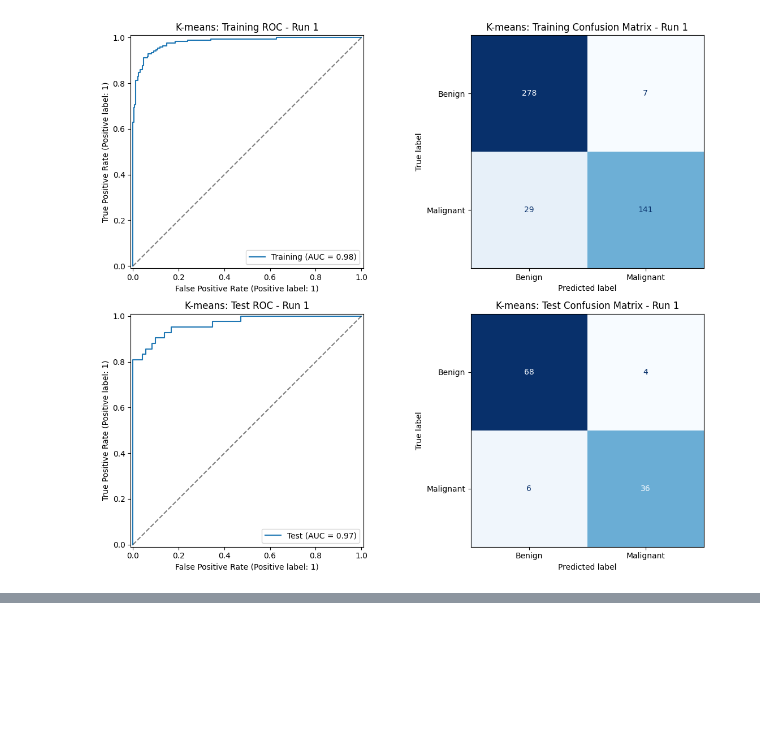
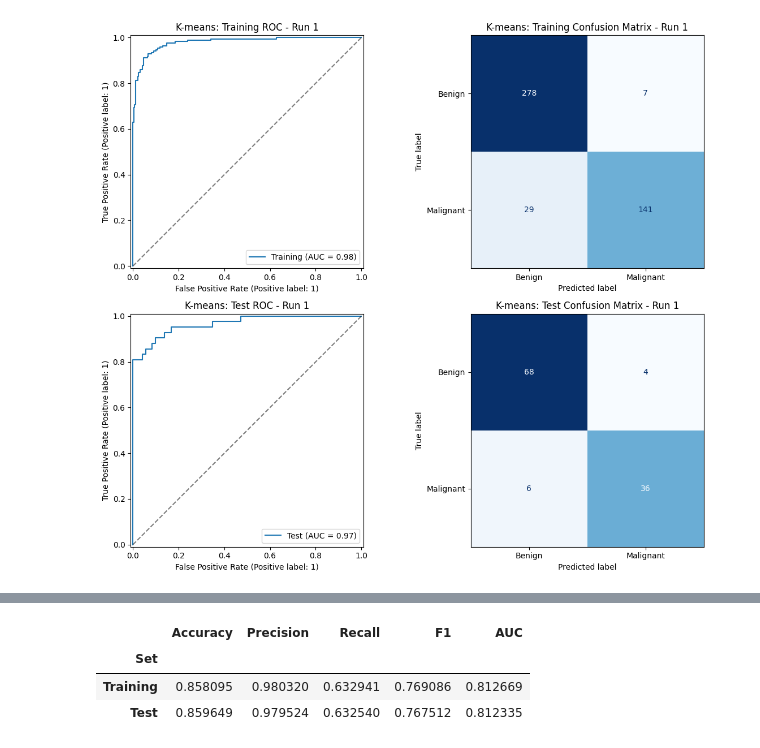
Before and after one commit to jfulch/dsci-552-fulcher-jesse-hw8, a Jupyter notebook: notebook/Fulcher_Jesse_HW8.ipynb, the cells around one changed output, grey strips where cells are left out. Cells and saved outputs as stored; diff of their text form; code cells hidden in the pictures; blank space fills up the shorter version.

```diff
--- a/notebook/Fulcher_Jesse_HW8.ipynb
+++ b/notebook/Fulcher_Jesse_HW8.ipynb
@@ -578,0 +581,80 @@ plt.show()
+# %%
+from sklearn.cluster import SpectralClustering
+
+spectral_results = []
+spectral_example_run = {}
+
+for seed in range(30):
+    x_train, x_test, y_train, y_test = train_test_split(
+        x,
+        y_binary,
+        test_size=0.20,
+        stratify=y_binary,
+        random_state=seed
+    )
+
+    scaler = MinMaxScaler()
+    train_scaled = scaler.fit_transform(x_train)
+    test_scaled = scaler.transform(x_test)
+    combined_features = np.vstack([train_scaled, test_scaled])
+
+    model = SpectralClustering(
+        n_clusters=2,
+        affinity="rbf",
+        gamma=1,
+        assign_labels="kmeans",
+        n_init=50,
+        random_state=seed,
+    )
+    clusters = model.fit_predict(combined_features)
+    train_clusters = clusters[:len(x_train)]
+    test_clusters = clusters[len(x_train):]
+    cluster_scores = np.empty(2)
+
+    for cluster in range(2):
+        members = train_clusters == cluster
+
+        cluster_scores[cluster] = (
+            y_train.to_numpy()[members].mean()
+        )
+
+    for split, cluster_ids, labels in [
+        ("Training", train_clusters, y_train),
+        ("Test", test_clusters, y_test),
+    ]:
+        scores = cluster_scores[cluster_ids]
+
+        predictions = (scores >= .50).astype(int)
+        spectral_results.append({
+            "Run": seed + 1,
+            "Set": split,
+            "Accuracy": accuracy_score(labels, predictions),
+            "Precision": precision_score(
+                labels, predictions, zero_division=0
+            ),
+            "Recall": recall_score(
+                labels, predictions, zero_division=0
+            ),
+            "F1": f1_score(labels, predictions, zero_division=0),
+            "AUC": roc_auc_score(labels, scores)
+        })
+
+        if seed == 0:
+            spectral_example_run[split] = {
+                "Labels": labels,
+                "Scores": scores,
+                "Predictions": predictions
+            }
+
+    print(f"Finished spectral clustering run {seed + 1}/30")
+
+spectral_results = pd.DataFrame(spectral_results)
+
+metric_columns = ["Accuracy", "Precision", "Recall", "F1", "AUC"]
+spectral_averages = (
+    spectral_results.groupby("Set")[metric_columns].mean().reindex(["Training", "Test"])
+)
+
+print("Average spectral clustering scores across 30 runs:")
+display(spectral_averages)
+# %% [output]
@@ -578,0 +678,4 @@ plt.show()
+|  | Accuracy | Precision | Recall | F1 | AUC |
+| Set |  |  |  |  |  |
+| Training | 0.858095 | 0.980320 | 0.632941 | 0.769086 | 0.812669 |
+| Test | 0.859649 | 0.979524 | 0.632540 | 0.767512 | 0.812335 |
```
Also changed, not shown: parts of 5 cells of this notebook.
